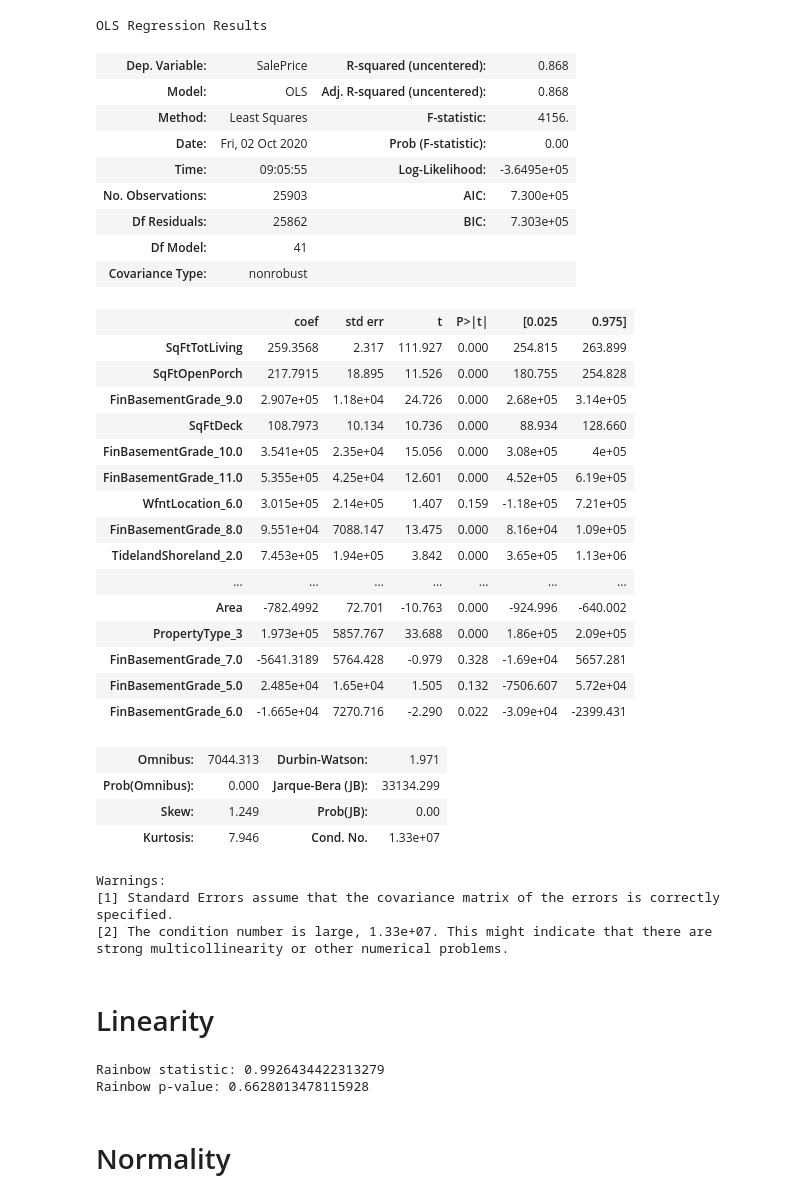
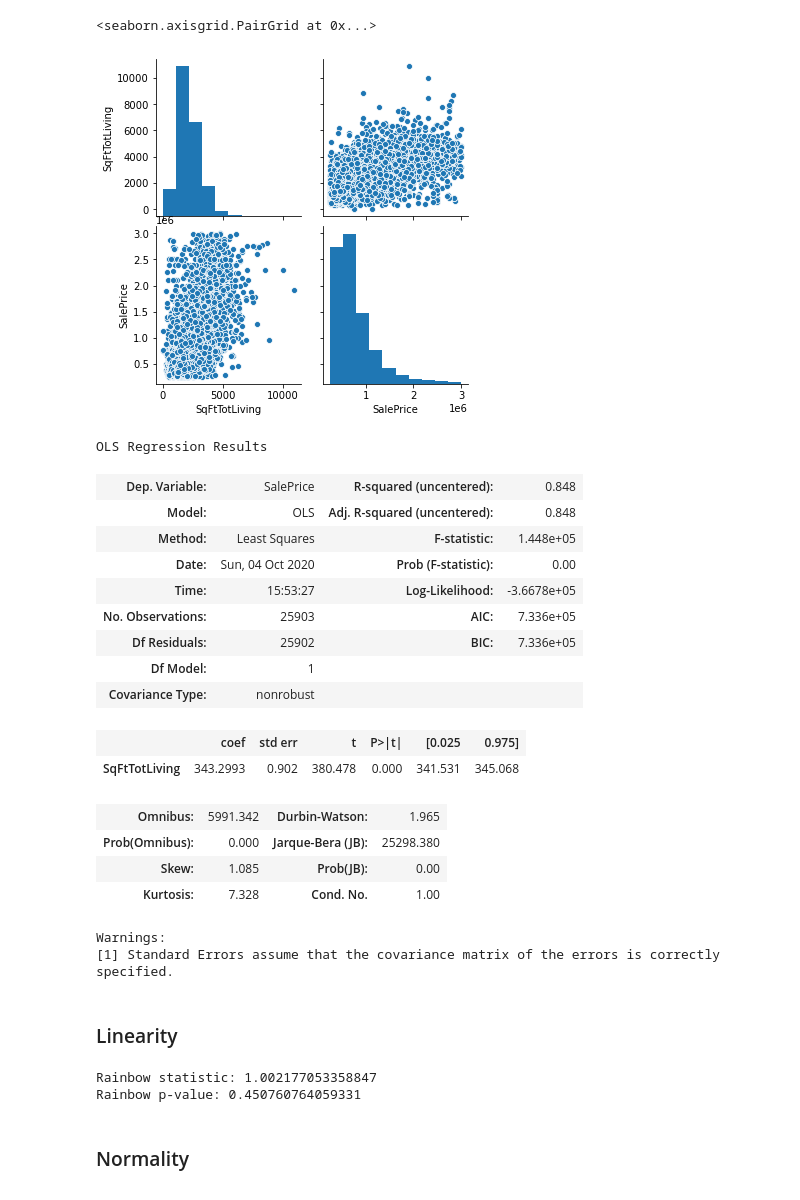
Before and after one commit to howen7/KingHousing, a Jupyter notebook: notebooks/exploratory/Hunter_FM.ipynb, the cells around one changed output. Saved outputs shown, nothing was run; the diff lists cells and outputs as text; code cells hidden in the pictures.

```diff
--- a/notebooks/exploratory/Hunter_FM.ipynb
+++ b/notebooks/exploratory/Hunter_FM.ipynb
@@ -26,5 +27,6 @@ df = pd.read_json('../Data/combined_onehot.json')
 # %%
 from src.mymods import correlation_info
 # %%
-top_corr, graph = correlation_info(df, 'SalePrice', -.5)
+top_corr, graph = correlation_info(df, 'SalePrice',.5)
+top_corr
 # %% [output]
@@ -52,51 +35,40 @@ top_corr
+# %%
+sns.pairplot(df[['SqFtTotLiving', 'SalePrice']])
+# %% [output]
+<seaborn.axisgrid.PairGrid at 0x...>
+[figure, added]
 # %%
 from src.mymods import model_summary
 # %%
-summary, test_model = model_summary(df,'SalePrice', top_corr)
+summary, first_model = model_summary(df,'SalePrice', top_corr)
 summary
 # %% [output]
 OLS Regression Results
-| Dep. Variable: | SalePrice | R-squared (uncentered): | 0.868 |
-| Model: | OLS | Adj. R-squared (uncentered): | 0.868 |
-| Method: | Least Squares | F-statistic: | 4156. |
-| Date: | Fri, 02 Oct 2020 | Prob (F-statistic): | 0.00 |
-| Time: | 09:05:55 | Log-Likelihood: | -3.6495e+05 |
-| No. Observations: | 25903 | AIC: | 7.300e+05 |
-| Df Residuals: | 25862 | BIC: | 7.303e+05 |
-| Df Model: | 41 |  |  |
+| Dep. Variable: | SalePrice | R-squared (uncentered): | 0.848 |
+| Model: | OLS | Adj. R-squared (uncentered): | 0.848 |
+| Method: | Least Squares | F-statistic: | 1.448e+05 |
+| Date: | Sun, 04 Oct 2020 | Prob (F-statistic): | 0.00 |
+| Time: | 15:53:27 | Log-Likelihood: | -3.6678e+05 |
+| No. Observations: | 25903 | AIC: | 7.336e+05 |
+| Df Residuals: | 25902 | BIC: | 7.336e+05 |
+| Df Model: | 1 |  |  |
 | Covariance Type: | nonrobust |  |  |
 |  | coef | std err | t | P>|t| | [0.025 | 0.975] |
-| SqFtTotLiving | 259.3568 | 2.317 | 111.927 | 0.000 | 254.815 | 263.899 |
-| SqFtOpenPorch | 217.7915 | 18.895 | 11.526 | 0.000 | 180.755 | 254.828 |
-| FinBasementGrade_9.0 | 2.907e+05 | 1.18e+04 | 24.726 | 0.000 | 2.68e+05 | 3.14e+05 |
-| SqFtDeck | 108.7973 | 10.134 | 10.736 | 0.000 | 88.934 | 128.660 |
-| FinBasementGrade_10.0 | 3.541e+05 | 2.35e+04 | 15.056 | 0.000 | 3.08e+05 | 4e+05 |
-| FinBasementGrade_11.0 | 5.355e+05 | 4.25e+04 | 12.601 | 0.000 | 4.52e+05 | 6.19e+05 |
-| WfntLocation_6.0 | 3.015e+05 | 2.14e+05 | 1.407 | 0.159 | -1.18e+05 | 7.21e+05 |
-| FinBasementGrade_8.0 | 9.551e+04 | 7088.147 | 13.475 | 0.000 | 8.16e+04 | 1.09e+05 |
-| TidelandShoreland_2.0 | 7.453e+05 | 1.94e+05 | 3.842 | 0.000 | 3.65e+05 | 1.13e+06 |
-| ... | ... | ... | ... | ... | ... | ... |
-| Area | -782.4992 | 72.701 | -10.763 | 0.000 | -924.996 | -640.002 |
-| PropertyType_3 | 1.973e+05 | 5857.767 | 33.688 | 0.000 | 1.86e+05 | 2.09e+05 |
-| FinBasementGrade_7.0 | -5641.3189 | 5764.428 | -0.979 | 0.328 | -1.69e+04 | 5657.281 |
-| FinBasementGrade_5.0 | 2.485e+04 | 1.65e+04 | 1.505 | 0.132 | -7506.607 | 5.72e+04 |
-| FinBasementGrade_6.0 | -1.665e+04 | 7270.716 | -2.290 | 0.022 | -3.09e+04 | -2399.431 |
+| SqFtTotLiving | 343.2993 | 0.902 | 380.478 | 0.000 | 341.531 | 345.068 |
-| Omnibus: | 7044.313 | Durbin-Watson: | 1.971 |
-| Prob(Omnibus): | 0.000 | Jarque-Bera (JB): | 33134.299 |
-| Skew: | 1.249 | Prob(JB): | 0.00 |
-| Kurtosis: | 7.946 | Cond. No. | 1.33e+07 |
+| Omnibus: | 5991.342 | Durbin-Watson: | 1.965 |
+| Prob(Omnibus): | 0.000 | Jarque-Bera (JB): | 25298.380 |
+| Skew: | 1.085 | Prob(JB): | 0.00 |
+| Kurtosis: | 7.328 | Cond. No. | 1.00 |
 Warnings:
 [1] Standard Errors assume that the covariance matrix of the errors is correctly specified.
-[2] The condition number is large, 1.33e+07. This might indicate that there are
-strong multicollinearity or other numerical problems.
 # %% [markdown]
-# Linearity
+### Linearity
 # %%
-rainbow_statistic, rainbow_p_value = linear_rainbow(test_model)
+rainbow_statistic, rainbow_p_value = linear_rainbow(first_model)
 print("Rainbow statistic:", rainbow_statistic)
 print("Rainbow p-value:", rainbow_p_value)
 # %% [output]
-Rainbow statistic: 0.9926434422313279
-Rainbow p-value: 0.6628013478115928
+Rainbow statistic: 1.002177053358847
+Rainbow p-value: 0.450760764059331
 # %% [markdown]
-# Normality
+### Normality
```
Also changed, not shown: parts of 28 cells of this notebook, 20 other files.
